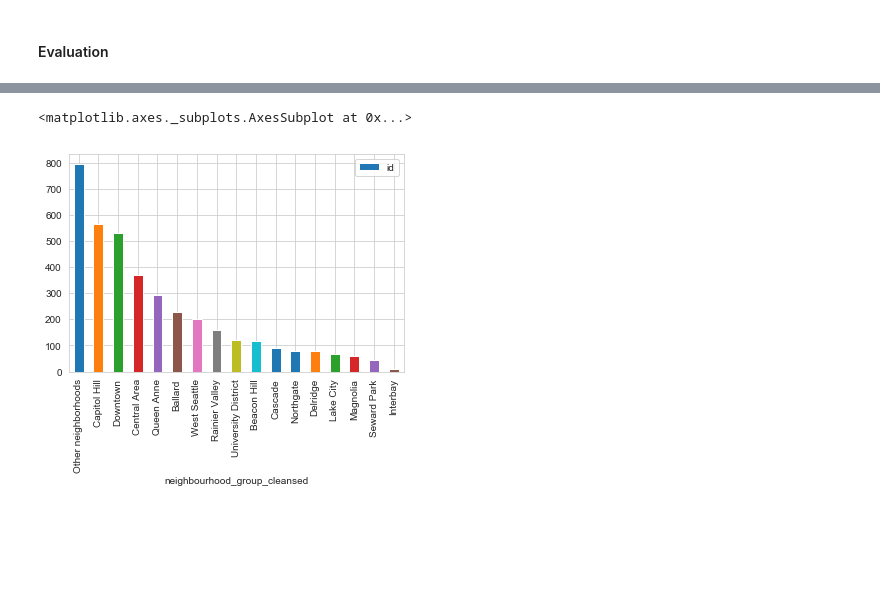
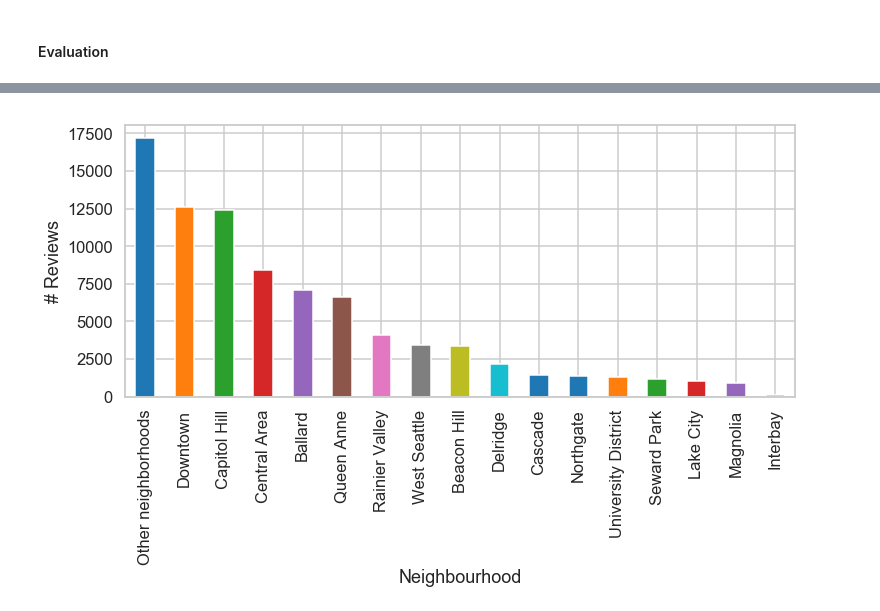
Before and after one commit to zhengwang522/seattle-airbnb-data, a Jupyter notebook: notebook.ipynb, the cells around one changed output, grey strips where cells are left out. Drawn from its saved outputs; the diff is of its cells as text; code cells hidden in the pictures; blank space fills up the shorter version.

Commit message:
Reorganized cells, edited text and graphs titles

```diff
--- a/notebook.ipynb
+++ b/notebook.ipynb
@@ -149,0 +86,11 @@ fdist
+# %%
+# number of lists by location
+sns.set_context('talk')
+#sns.reset_orig()
+count_stats=listings.groupby(['neighbourhood_group_cleansed'], as_index=False)['id'].count()
+count_stats.sort_values(by='id', ascending=False, inplace=True)
+# store sorted neighborhood in 'neighborhood_sorted', this will be used in remaining analysis where neighborhood is x
+neighborhood_sorted = count_stats['neighbourhood_group_cleansed'].unique()
+count_stats.plot.bar(x='neighbourhood_group_cleansed', y='id', figsize=(12,5), legend=False)
+plt.gca().set_xlabel("Neighbourhood")
+plt.gca().set_ylabel("# Listings")
@@ -157,9 +115,5 @@ listings['price'].plot.hist(bins=30)
 # %%
 # describe listing prices
 # listings['price'].describe()
-# %%
-# normalize price by bedrooms
-listings.loc[listings['bedrooms']==0, 'bedrooms']=0.5
-listings['price_per_bed']=listings['price']/(listings['bedrooms'])
 # %%
 # get average price by location. groupby and visuals. visual could be matplotlib errorbar or seaborn pointplot
@@ -188,0 +143,4 @@ array(['Queen Anne', nan, 'Ballard', 'Phinney Ridge', 'Fremont',
+# %%
+# normalize price by bedrooms
+listings.loc[listings['bedrooms']==0, 'bedrooms']=0.7
+listings['price_per_bed']=listings['price']/(listings['bedrooms'])
@@ -189,8 +175,8 @@ array(['Queen Anne', nan, 'Ballard', 'Phinney Ridge', 'Fremont',
 # %%
-# number of lists by location
-neighborcts=listings.groupby(['neighbourhood_group_cleansed'], as_index=False)['id'].count()
-neighborcts.sort_values(by='id', ascending=False, inplace=True)
-neighborcts.plot.bar(x='neighbourhood_group_cleansed', y='id')
+count_reviews=listings.groupby(['neighbourhood_group_cleansed'], as_index=False)['number_of_reviews'].sum()
+count_reviews.sort_values(by='number_of_reviews', ascending=False, inplace=True)
+count_reviews.plot.bar(x='neighbourhood_group_cleansed', y='number_of_reviews', figsize=(12,5), legend=False)
+plt.gca().set_xlabel("Neighbourhood")
+plt.gca().set_ylabel("# Reviews");
 # %% [output]
-<matplotlib.axes._subplots.AxesSubplot at 0x...>
-[figure, old version]
+[figure, new version]
```
Also changed, not shown: parts of 39 cells of this notebook.
